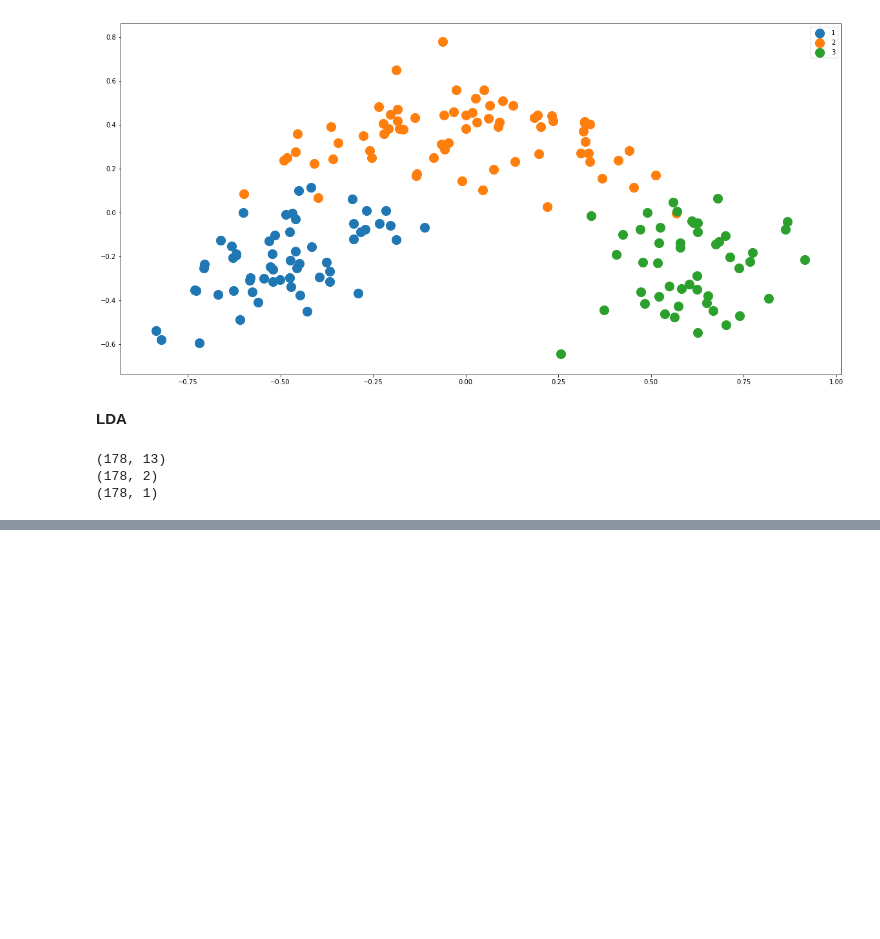
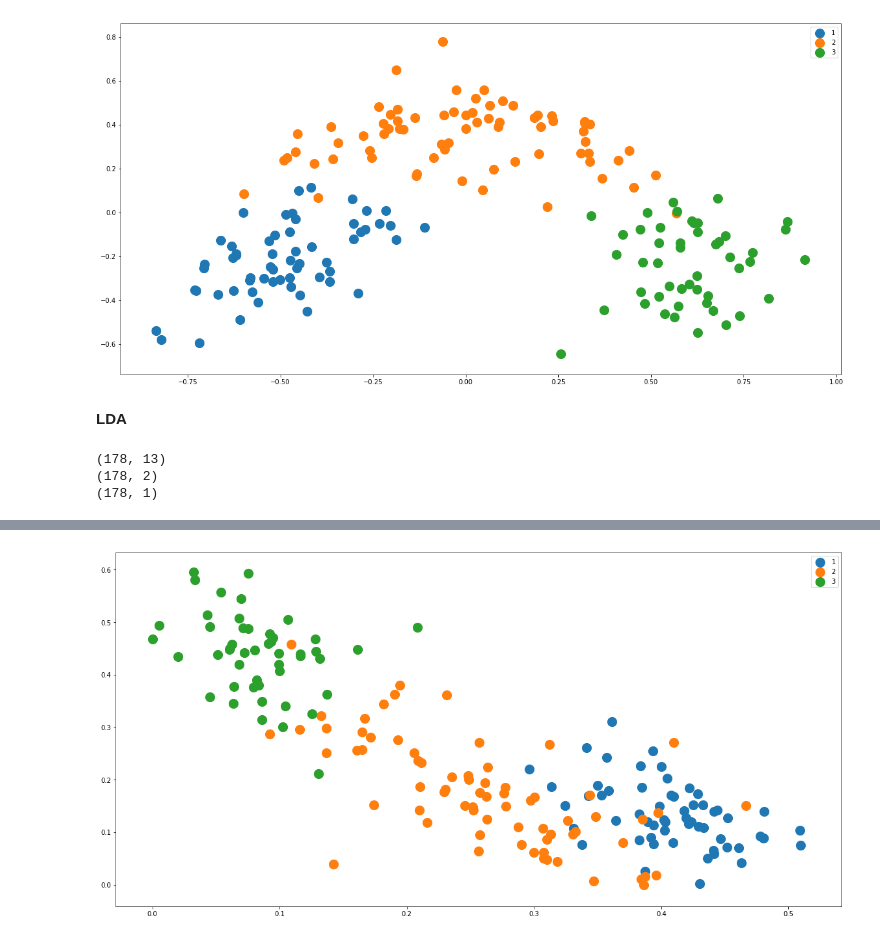
Before and after one commit to JacopoMangiavacchi/PCA-LDA-test, a Jupyter notebook: PCA_LDA.ipynb, the cells around one changed output, grey strips where cells are left out. Saved outputs shown, nothing was run; the diff lists cells and outputs as text; code cells hidden in the pictures; blank space fills up the shorter version.

```diff
--- a/PCA_LDA.ipynb
+++ b/PCA_LDA.ipynb
@@ -139,0 +157,4 @@ plot_classes(x_feature_reduced[:, 0], x_feature_reduced[:, 1], df["Class"])
+# %%
+plot_classes(x_feature_reduced[:, 0], x_feature_reduced[:, 1], df["Class"])
+# %% [output]
+[figure, added]
```
Also changed, not shown: parts of 6 cells of this notebook.
